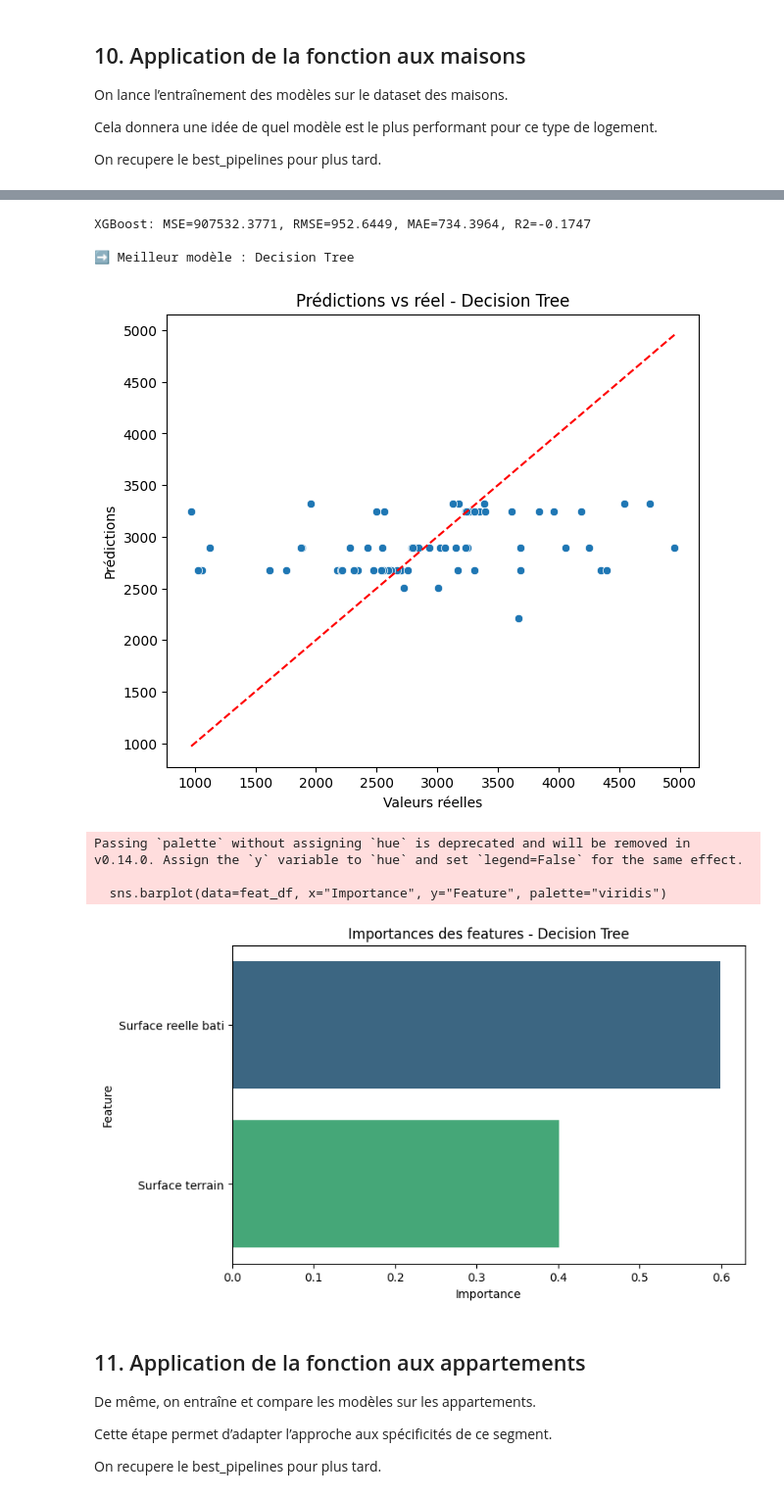
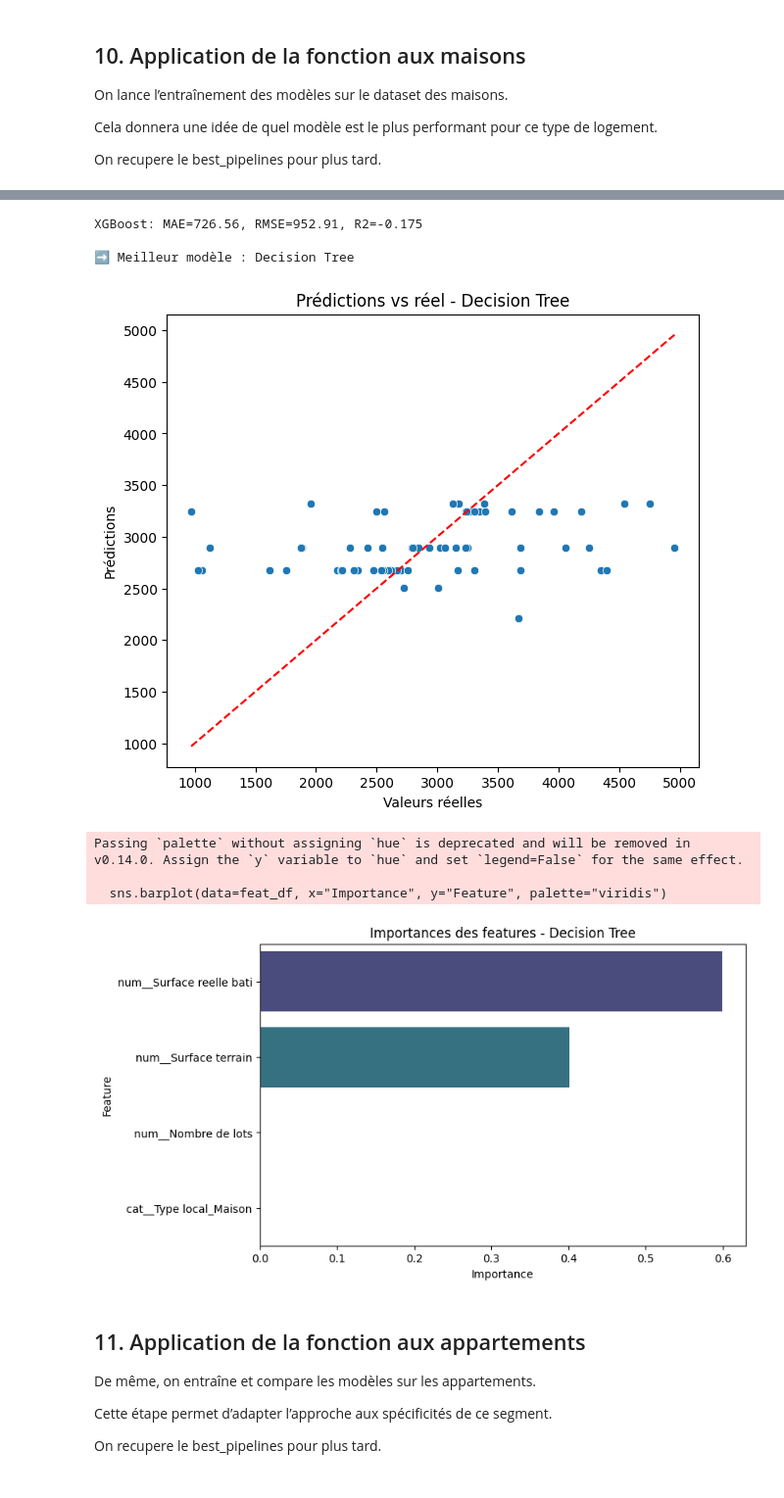
Before and after one commit to benjsant/immoprice_lille_fastapi, a Jupyter notebook: notebooks/phase_1_lille.ipynb, the cells around one changed output, grey strips where cells are left out. Shown: that part at 98% size. Cells and saved outputs as stored; diff of their text form; code cells hidden in the pictures.

```diff
--- a/notebooks/phase_1_lille.ipynb
+++ b/notebooks/phase_1_lille.ipynb
@@ -376,19 +376,29 @@ Cette fonction réalise :
 -
 On utilise GridSearchCV pour trouver les meilleurs hyperparamètres par validation croisée.
 # %%
-def run_all_models(df, feature_param, target, title="Comparaison des modèles"):
-    features = feature_param
-    X = df[features]
+def run_all_models(df, target="prix_m2", title="Comparaison des modèles"):
+
+    # ✅ Variables explicatives choisies
+    features_num = ["Surface reelle bati", "Surface terrain", "Nombre de lots"]
+    features_cat = ["Type local"]
+
+    X = df[features_num + features_cat]
     y = df[target]
 
     X_train, X_test, y_train, y_test = train_test_split(X, y, test_size=0.2, random_state=42)
 
+    # Pipeline de preprocessing
     preprocessor = ColumnTransformer(
-        transformers=[("num", StandardScaler(), features)]
+        transformers=[
+            ("num", StandardScaler(), features_num),
+            ("cat", OneHotEncoder(handle_unknown="ignore"), features_cat),
+        ]
     )
 
+    # Cross-validation
     cv = KFold(n_splits=5, shuffle=True, random_state=42)
 
+    # Grilles d'hyperparamètres
     param_grids = {
         "Decision Tree": {
             "model__max_depth": [3, 5, 7, None],
@@ -407,6 +417,7 @@ def run_all_models(df, feature_param, target, title="Comparaison des modèles"):
         }
     }
 
+    # Modèles à tester
     models = {
         "Linear Regression": LinearRegression(),
         "Decision Tree": DecisionTreeRegressor(random_state=42),
@@ -425,7 +436,7 @@ def run_all_models(df, feature_param, target, title="Comparaison des modèles"):
                 pipe,
                 param_grids[name],
                 cv=cv,
-                scoring="neg_mean_squared_error",
+                scoring="neg_mean_absolute_error",
                 n_jobs=-1,
                 verbose=1
             )
@@ -444,18 +455,16 @@ def run_all_models(df, feature_param, target, title="Comparaison des modèles"):
         results[name] = {"MSE": mse, "RMSE": rmse, "MAE": mae, "R2": r2}
         best_pipelines[name] = best_model
 
-        print(f"{name}: MSE={mse:.4f}, RMSE={rmse:.4f}, MAE={mae:.4f}, R2={r2:.4f}")
+        print(f"{name}: MAE={mae:.2f}, RMSE={rmse:.2f}, R2={r2:.3f}")
 
-    # DataFrame résultats
     results_df = pd.DataFrame(results).T.reset_index().rename(columns={"index": "Model"})
 
-    # Choix du meilleur modèle selon R2
-    best_model_name = results_df.sort_values("R2", ascending=False).iloc[0]["Model"]
+    best_model_name = results_df.sort_values("MAE").iloc[0]["Model"]
     best_model_pipeline = best_pipelines[best_model_name]
 
     print(f"\n➡️ Meilleur modèle : {best_model_name}")
 
-    # Graphique prédictions vs réel pour le meilleur modèle
+    # Graphique Prédictions vs Réel
     y_pred_best = best_model_pipeline.predict(X_test)
     plt.figure(figsize=(7, 6))
     sns.scatterplot(x=y_test, y=y_pred_best)
@@ -465,10 +474,12 @@ def run_all_models(df, feature_param, target, title="Comparaison des modèles"):
     plt.title(f"Prédictions vs réel - {best_model_name}")
     plt.show()
 
-    # Feature importances si possible
+    # Importances des features
     if best_model_name in ["Random Forest", "XGBoost", "Decision Tree"]:
+        # On récupère les colonnes transformées par le préprocesseur
+        encoded_features = preprocessor.fit(X_train).get_feature_names_out()
         importances = best_model_pipeline.named_steps["model"].feature_importances_
-        feat_df = pd.DataFrame({"Feature": features, "Importance": importances}).sort_values(
+        feat_df = pd.DataFrame({"Feature": encoded_features, "Importance": importances}).sort_values(
             by="Importance", ascending=False
         )
         plt.figure(figsize=(8, 5))
@@ -476,7 +487,7 @@ def run_all_models(df, feature_param, target, title="Comparaison des modèles"):
         plt.title(f"Importances des features - {best_model_name}")
         plt.show()
 
-    return best_model_name, best_model_pipeline, results_df.loc[results_df['Model'] == best_model_name]
+    return best_model_name, best_model_pipeline, results_df.loc[results_df["Model"] == best_model_name]
 # %% [markdown]
 ## 10. Application de la fonction aux maisons
 
@@ -487,10 +498,9 @@ Cela donnera une idée de quel modèle est le plus performant pour ce type de lo
 On recupere le best_pipelines pour plus tard.
 # %%
 target = "prix_m2"
-feature_maisons= ["Surface reelle bati", "Surface terrain"]
 # Lancement de l'entraînement et sauvegarde pour les maisons
 print("### Modèles pour maisons ###")
 
-best_name_maison, best_pipeline_maison, best_result_maison = run_all_models(df_maisons, feature_maisons, target, title="Modèles - Maisons")
+best_name_maison, best_pipeline_maison, best_result_maison = run_all_models(df_maisons, target, title="Modèles - Maisons")
 # %% [output]
 ### Modèles pour maisons ###
@@ -503,12 +512,12 @@ Random Forest: MSE=822112.8013, RMSE=906.7044, MAE=658.8394, R2=-0.0641
 Fitting 5 folds for each of 24 candidates, totalling 120 fits
-XGBoost: MSE=907532.3771, RMSE=952.6449, MAE=734.3964, R2=-0.1747
+XGBoost: MAE=726.56, RMSE=952.91, R2=-0.175
 
 ➡️ Meilleur modèle : Decision Tree
 [figure]
 Passing `palette` without assigning `hue` is deprecated and will be removed in v0.14.0. Assign the `y` variable to `hue` and set `legend=False` for the same effect.
 
   sns.barplot(data=feat_df, x="Importance", y="Feature", palette="viridis")
-[figure, old version]
+[figure, new version]
 # %% [markdown]
 ## 11. Application de la fonction aux appartements
 
```
Also changed, not shown: parts of 2 cells of this notebook, 16 other files.
